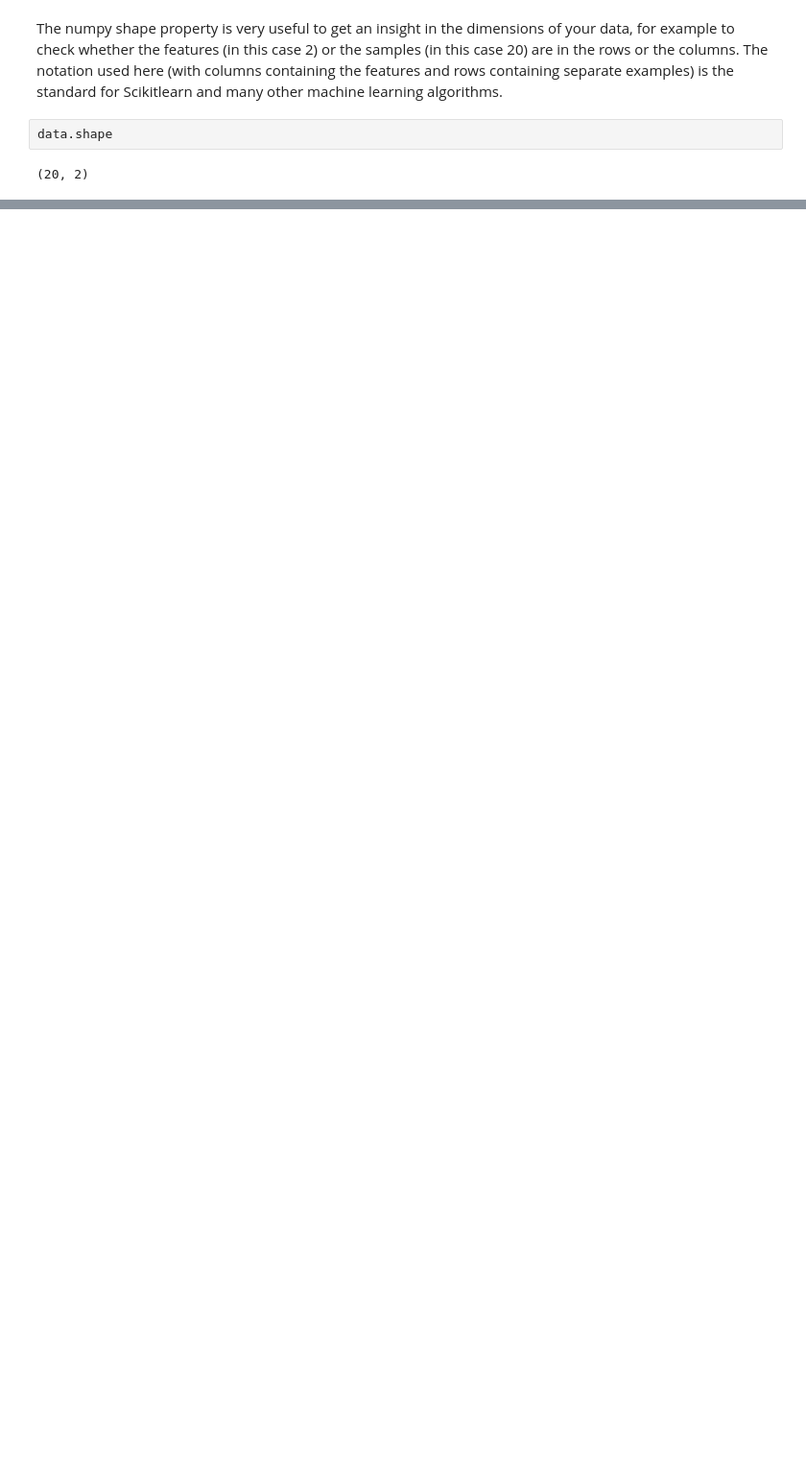
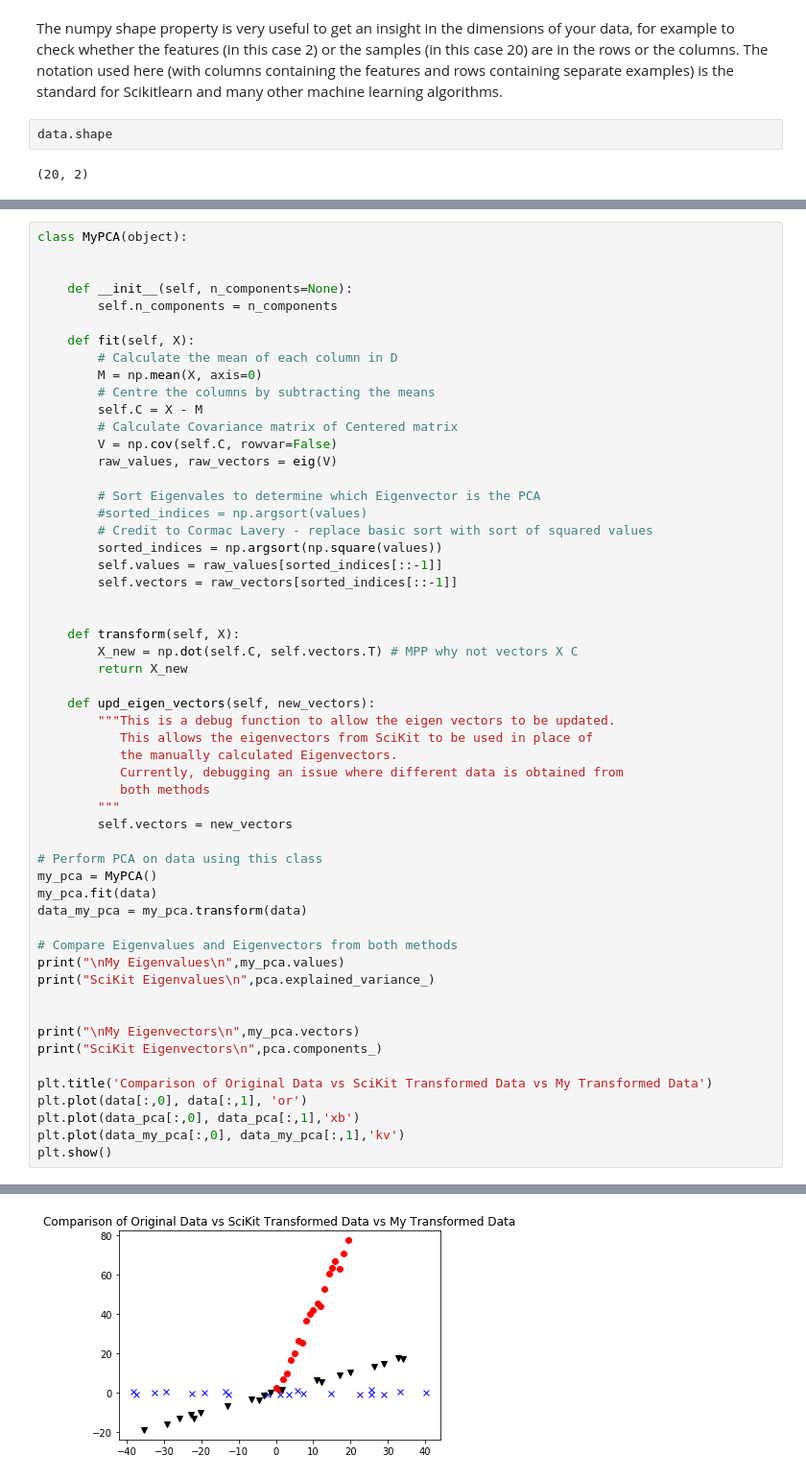
Before and after one commit to vipulpopat/MSCAI_CE4021_Week5, a Jupyter notebook: Etivity5.ipynb, the cells around one changed output, grey strips where cells are left out. Shown at 96% size. Cells and saved outputs as stored; diff of their text form; blank space fills up the shorter version.

```diff
--- a/Etivity5.ipynb
+++ b/Etivity5.ipynb
@@ -256,0 +122,56 @@ print(B)
+# %%
+class MyPCA(object):
+
+
+    def __init__(self, n_components=None):
+        self.n_components = n_components
+
+    def fit(self, X):
+        # Calculate the mean of each column in D
+        M = np.mean(X, axis=0)
+        # Centre the columns by subtracting the means
+        self.C = X - M
+        # Calculate Covariance matrix of Centered matrix
+        V = np.cov(self.C, rowvar=False)
+        raw_values, raw_vectors = eig(V)
+
+        # Sort Eigenvales to determine which Eigenvector is the PCA
+        #sorted_indices = np.argsort(values)
+        # Credit to Cormac Lavery - replace basic sort with sort of squared values
+        sorted_indices = np.argsort(np.square(values))
+        self.values = raw_values[sorted_indices[::-1]]
+        self.vectors = raw_vectors[sorted_indices[::-1]]
+
+
+    def transform(self, X):
+        X_new = np.dot(self.C, self.vectors.T) # MPP why not vectors X C
+        return X_new
+
+    def upd_eigen_vectors(self, new_vectors):
+        """This is a debug function to allow the eigen vectors to be updated.
+           This allows the eigenvectors from SciKit to be used in place of
+           the manually calculated Eigenvectors.
+           Currently, debugging an issue where different data is obtained from
+           both methods
+        """
+        self.vectors = new_vectors
+
+# Perform PCA on data using this class
+my_pca = MyPCA()
+my_pca.fit(data)
+data_my_pca = my_pca.transform(data)
+
+# Compare Eigenvalues and Eigenvectors from both methods
+print("\nMy Eigenvalues\n",my_pca.values)
+print("SciKit Eigenvalues\n",pca.explained_variance_)
+
+
+print("\nMy Eigenvectors\n",my_pca.vectors)
+print("SciKit Eigenvectors\n",pca.components_)
+
+plt.title('Comparison of Original Data vs SciKit Transformed Data vs My Transformed Data')
+plt.plot(data[:,0], data[:,1], 'or')
+plt.plot(data_pca[:,0], data_pca[:,1],'xb')
+plt.plot(data_my_pca[:,0], data_my_pca[:,1],'kv')
+plt.show()
+# %% [output]
@@ -256,0 +189 @@ print(B)
+[figure, added]
```
Also changed, not shown: parts of 9 cells of this notebook.
